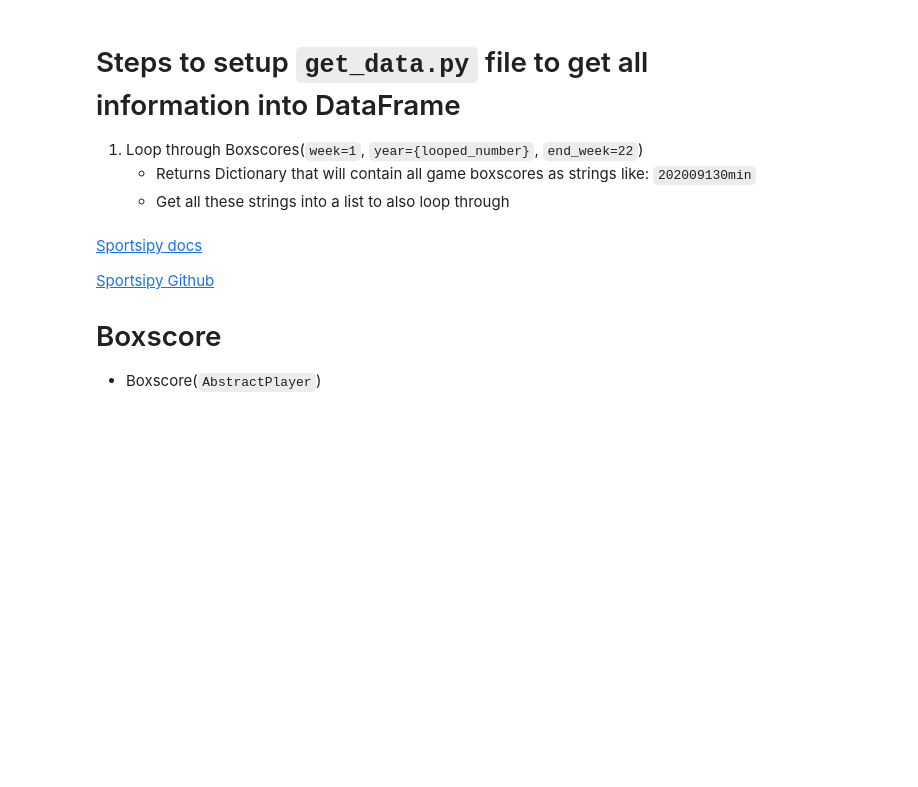
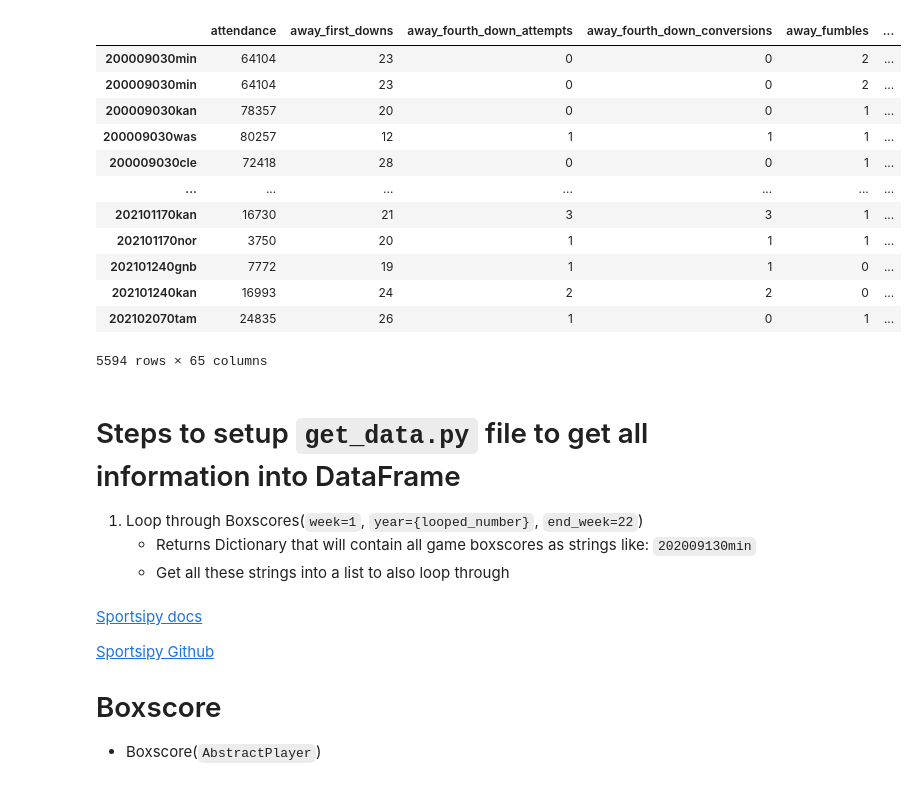
Before and after one commit to LTonstad/Predictive-Analytics-using-Sportsipy, a Jupyter notebook: sportsipy_try.ipynb, the cells around one changed output. Drawn from its saved outputs; the diff is of its cells as text; code cells hidden in the pictures; blank space fills up the shorter version.

```diff
--- a/sportsipy_try.ipynb
+++ b/sportsipy_try.ipynb
@@ -13,6 +13,23 @@ team = 'GNB'
 player_id = 'AdamDa01'
 player_name = 'Davante Adams'
 player_data = Player(player_id).dataframe.to_html()
+# %%
+df = pd.read_pickle('data/df_boxscores.pkl')
+df
+# %% [output]
+|  | attendance | away_first_downs | away_fourth_down_attempts | away_fourth_down_conversions | away_fumbles | ... |
+| 200009030min | 64104 | 23 | 0 | 0 | 2 | ... |
+| 200009030min | 64104 | 23 | 0 | 0 | 2 | ... |
+| 200009030kan | 78357 | 20 | 0 | 0 | 1 | ... |
+| 200009030was | 80257 | 12 | 1 | 1 | 1 | ... |
+| 200009030cle | 72418 | 28 | 0 | 0 | 1 | ... |
+| ... | ... | ... | ... | ... | ... | ... |
+| 202101170kan | 16730 | 21 | 3 | 3 | 1 | ... |
+| 202101170nor | 3750 | 20 | 1 | 1 | 1 | ... |
+| 202101240gnb | 7772 | 19 | 1 | 1 | 0 | ... |
+| 202101240kan | 16993 | 24 | 2 | 2 | 0 | ... |
+| 202102070tam | 24835 | 26 | 1 | 0 | 1 | ... |
+5594 rows × 65 columns
 # %% [markdown]
 # Steps to setup `get_data.py` file to get all information into DataFrame
 
```
Also changed, not shown: 2 other files.
